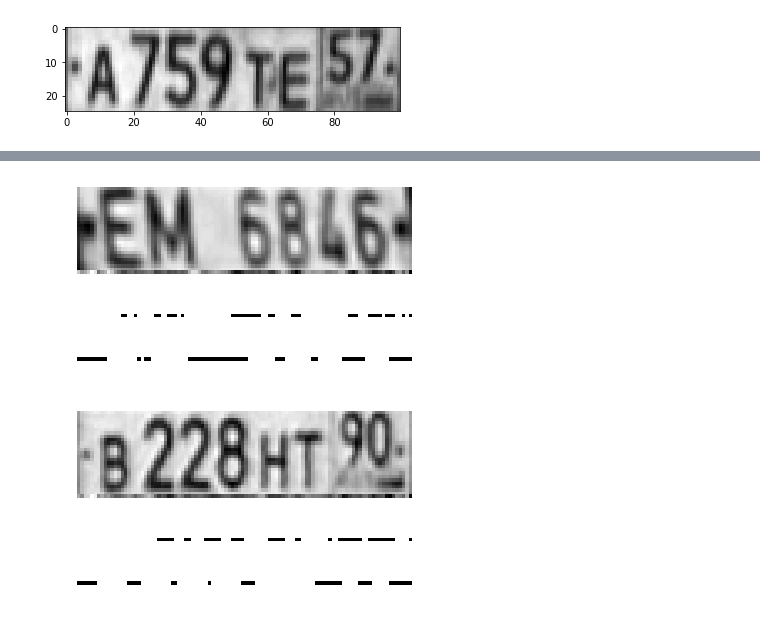
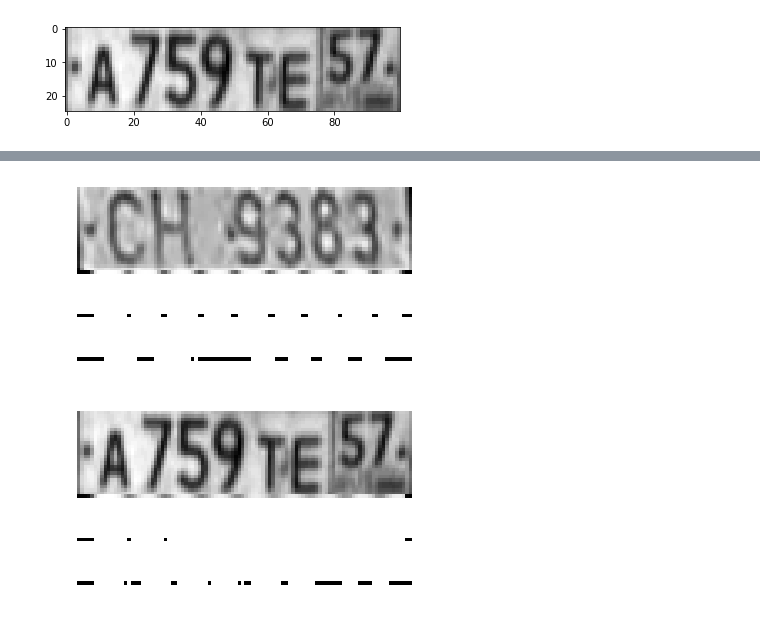
Before and after one commit to ddaletski/Lpr-experiments, a Jupyter notebook: sym_detector/neural-projections.ipynb, the cells around one changed output, grey strips where cells are left out. Cells and saved outputs as stored; diff of their text form; code cells hidden in the pictures.

```diff
--- a/sym_detector/neural-projections.ipynb
+++ b/sym_detector/neural-projections.ipynb
@@ -23,8 +23,8 @@ print(sample_img.shape)
 (25, 100)
 [figure]
 # %%
-input_dim = (25, 100, 1)
-output_dim = (1, 100, 1)
+input_dim = (100, 25, 1)
+output_dim = (100, 1)
 image_area = input_dim[0] * input_dim[1]
 # %%
 def train_data_gen(srcPath, dstPath, inputDim, outputDim, batchSize=100):
@@ -47,11 +47,12 @@ dst_path = "data/rus/segmentation/dst/"
 for X, Y in train_data_gen(src_path, dst_path, input_dim, output_dim, batchSize=1):
     src = X
     dst = Y
+    print(src.shape, dst.shape)
     plt.subplot(211)
-    plt.imshow(src.reshape(input_dim[:2]), cmap='hot_r')
+    plt.imshow(src.reshape(input_dim[0:2][::-1]), cmap='hot_r')
     plt.axis("off")
     plt.subplot(212)
-    plt.imshow(dst.reshape(output_dim[:2]), cmap='gray')
+    plt.imshow(dst.reshape(output_dim[:2][::-1]), cmap='gray')
     plt.axis("off")
     plt.subplots_adjust(hspace=-0.7)
     break
@@ -100,14 +89,15 @@ model.compile('adam', 'binary_crossentropy', metrics=['binary_accuracy'])
 # %%
 from progressbar import FormatCustomText, ProgressBar, Counter, Bar
 
-def train(dataset, batch_size=10, epochs=1):
+def train(model, dataset, batch_size=10, epochs=1):
     src_path = f"data/{dataset}/segmentation/src/"
     dst_path = f"data/{dataset}/segmentation/dst/"
 
     train_count = len(os.listdir(dst_path))
     train_batches = train_count // batch_size
 
-    model.fit_generator(train_data_gen(src_path, dst_path, input_dim, output_dim, batch_size), steps_per_epoch=train_batches)
+    model.fit_generator(train_data_gen(src_path, dst_path, input_dim, output_dim, batch_size),
+                        epochs=epochs, steps_per_epoch=train_batches)
     return
     for epoch in range(epochs):
         counter = Counter()
@@ -123,6 +113,6 @@ def train(dataset, batch_size=10, epochs=1):
                 text.update_mapping(loss=loss_value, acc=acc_value)
 
 
-train("rus", 10, 1)
+train(model, "rus", 4, 3)
 #train("bel", 10, 1)
 # %% [output]
@@ -131,38 +125,31 @@ Epoch 1/1
 # %%
-def plot_predictions(dataset):
+def plot_predictions(dataset, idx=0):
     src_path = f"data/{dataset}/segmentation/src"
     dst_path = f"data/{dataset}/segmentation/dst"
 
-    filename = os.listdir(src_path)[10]
-
-    src = cv2.cvtColor(plt.imread(os.path.join(src_path, filename)), cv2.COLOR_RGBA2GRAY)
-    src_reshaped = src.reshape((1, *input_dim))
-    dst = cv2.cvtColor(plt.imread(os.path.join(dst_path, filename)), cv2.COLOR_RGBA2GRAY)
-    dst_reshaped = dst.reshape((1, *output_dim))
-
-    predicted = sess.run(preds, feed_dict={inp: src_reshaped})
-    #predicted = model.predict(src_reshaped)
-    acc = sess.run(accuracy, feed_dict={inp: src_reshaped, out: dst_reshaped})
-
-    plt.subplot(411)
-    plt.imshow(src, cmap='gray')
-    plt.axis("off")
-    plt.subplot(412)
-    plt.imshow(predicted.reshape(output_dim[:2]) * 255, cmap='gray')
-    plt.axis("off")
-    plt.subplot(413)
-    plt.axis("off")
-    plt.imshow(np.where(predicted > 0.5, 1, 0).reshape(output_dim[:2]), cmap='gray')
-    plt.subplot(414)
-    plt.axis("off")
-    plt.imshow(dst, cmap='gray')
-    plt.subplots_adjust(hspace=-0.5)
+    gen = train_data_gen(src_path, dst_path, input_dim, output_dim, batchSize=1)
+    for src, dst in gen:
+        predicted = model.predict(src)
+        plt.subplot(411)
+        plt.imshow(src.reshape(input_dim[:2][::-1]), cmap='gray')
+        plt.axis("off")
+        plt.subplot(412)
+        plt.imshow(predicted.reshape(output_dim[:2][::-1]) * 255, cmap='gray')
+        plt.axis("off")
+        plt.subplot(413)
+        plt.axis("off")
+        plt.imshow(np.where(predicted > 0.5, 1, 0).reshape(output_dim[:2][::-1]), cmap='gray')
+        plt.subplot(414)
+        plt.axis("off")
+        plt.imshow(dst.reshape(output_dim[:2][::-1]), cmap='gray')
+        plt.subplots_adjust(hspace=-0.5)
+        break
 
 
-plot_predictions("bel")
+plot_predictions("bel", np.random.randint(100))
 # %% [output]
-[figure, old version]
+[figure, new version]
 # %%
-plot_predictions("rus")
+plot_predictions("rus", np.random.randint(100))
 # %% [output]
-[figure, old version]
+[figure, new version]
```
Also changed, not shown: parts of 5 cells of this notebook, 13 other files.
